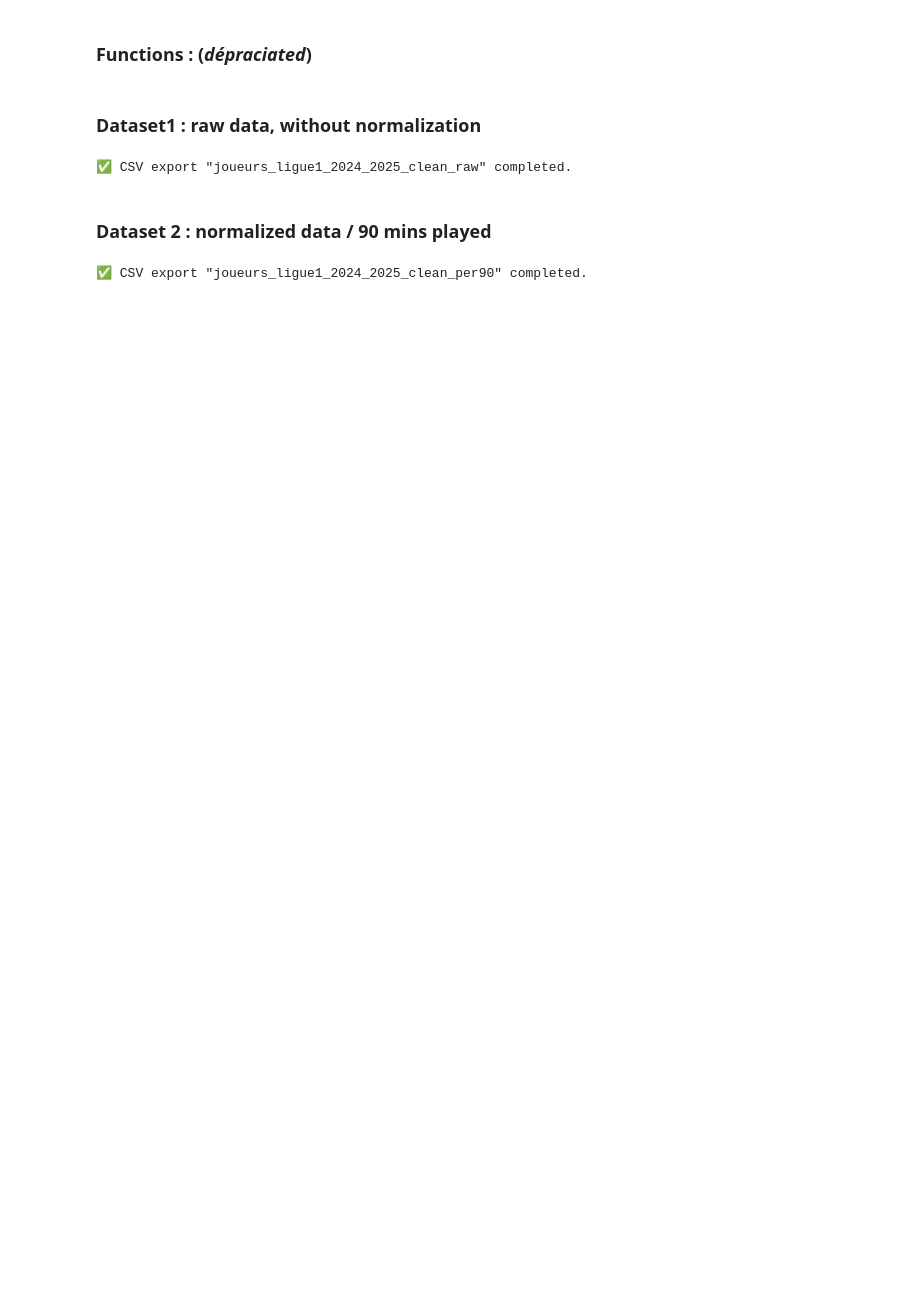
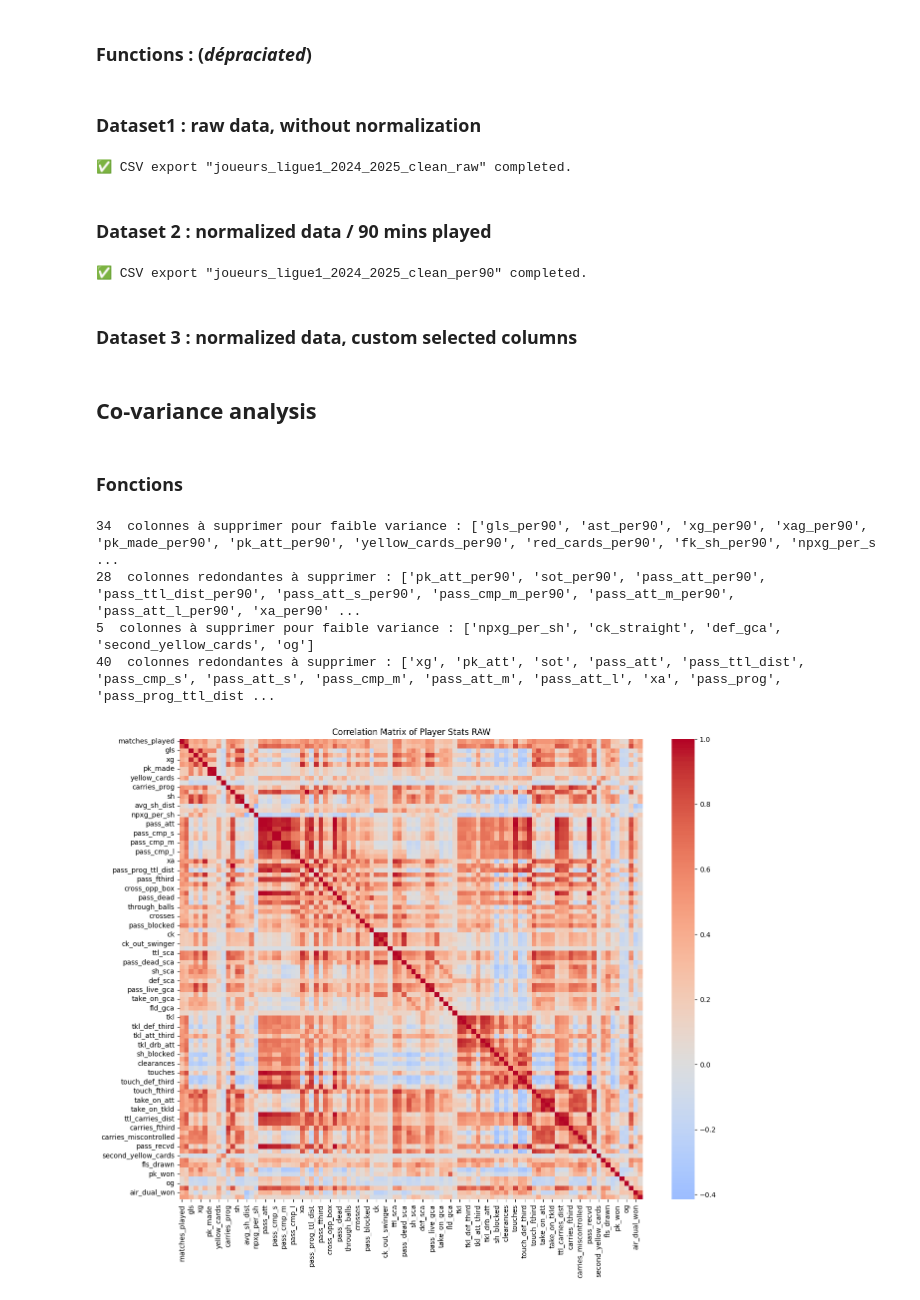
Before and after one commit to DeankoontzG/DataMining_Project, a Jupyter notebook: src/data_cleaning.ipynb, the cells around one changed output. Saved outputs shown, nothing was run; the diff lists cells and outputs as text; code cells hidden in the pictures; blank space fills up the shorter version.

```diff
--- a/src/data_cleaning.ipynb
+++ b/src/data_cleaning.ipynb
@@ -266,10 +266,10 @@ cols_not_to_normalize = ['equipe', 'player_id', 'player_name', 'player_country_c
 
 cols_to_normalize = [c for c in data_clean.columns if c not in cols_not_to_normalize]
 
-# Normalisation : division par le temps de jeu 'min'
+# Normalization : we divide by time played and multiply by 90 to get "X / 90 min "
 data_clean_normalized = data_clean.copy()
 data_clean_normalized[cols_to_normalize] = 90 * data_clean[cols_to_normalize].div(data_clean['min'], axis=0)
-
+data_clean_normalized.rename(columns={c: f"{c}_per90" for c in cols_to_normalize}, inplace=True)
 
 #print(data_clean_normalized.head(5))
 
@@ -277,3 +277,5 @@ data_clean_normalized.to_csv("../cleaned_data/joueurs_ligue1_2024_2025_clean_per
 print("✅ CSV export \"joueurs_ligue1_2024_2025_clean_per90\" completed.")
 # %% [output]
 ✅ CSV export "joueurs_ligue1_2024_2025_clean_per90" completed.
+# %% [markdown]
+### Dataset 3 : normalized data, custom selected columns
@@ -279,0 +284,4 @@ print("✅ CSV export \"joueurs_ligue1_2024_2025_clean_per90\" completed.")
+# %% [markdown]
+## Co-variance analysis
+# %% [markdown]
+### Fonctions
@@ -279,0 +326,32 @@ print("✅ CSV export \"joueurs_ligue1_2024_2025_clean_per90\" completed.")
+# %%
+import seaborn as sns
+import matplotlib.pyplot as plt
+
+cols_not_to_analyze = ['equipe', 'player_id', 'player_name', 'player_country_code', 'age', 'positions']
+cols_to_analyze_r = [c for c in data_clean_raw.columns if c not in cols_not_to_analyze]
+cols_to_analyze_n = [c for c in data_clean_normalized.columns if c not in cols_not_to_analyze]
+cols_to_analyze_raw = data_clean_raw[cols_to_analyze_r]
+cols_to_analyze_normalized = data_clean_normalized[cols_to_analyze_n]
+
+a = lowVarianceColumns(cols_to_analyze_normalized, 0.1)
+b = redundantColumnsCovariance(cols_to_analyze_normalized, 0.9)
+c = lowVarianceColumns(cols_to_analyze_raw, 0.1)
+d = redundantColumnsCovariance(cols_to_analyze_raw, 0.9)
+
+corr_matrix_raw = cols_to_analyze_raw.corr()
+plt.figure(figsize=(15, 12))
+sns.heatmap(corr_matrix_raw, annot=False, cmap='coolwarm', center=0)
+plt.title("Correlation Matrix of Player Stats RAW")
+plt.show()
+
+corr_matrix_normalized = cols_to_analyze_normalized.corr()
+plt.figure(figsize=(15, 12))
+sns.heatmap(corr_matrix_normalized, annot=False, cmap='coolwarm', center=0)
+plt.title("Correlation Matrix of Player Stats NORAMLIZED")
+plt.show()
+# %% [output]
+34  colonnes à supprimer pour faible variance : ['gls_per90', 'ast_per90', 'xg_per90', 'xag_per90', 'pk_made_per90', 'pk_att_per90', 'yellow_cards_per90', 'red_cards_per90', 'fk_sh_per90', 'npxg_per_s ...
+28  colonnes redondantes à supprimer : ['pk_att_per90', 'sot_per90', 'pass_att_per90', 'pass_ttl_dist_per90', 'pass_att_s_per90', 'pass_cmp_m_per90', 'pass_att_m_per90', 'pass_att_l_per90', 'xa_per90' ...
+5  colonnes à supprimer pour faible variance : ['npxg_per_sh', 'ck_straight', 'def_gca', 'second_yellow_cards', 'og']
+40  colonnes redondantes à supprimer : ['xg', 'pk_att', 'sot', 'pass_att', 'pass_ttl_dist', 'pass_cmp_s', 'pass_att_s', 'pass_cmp_m', 'pass_att_m', 'pass_att_l', 'xa', 'pass_prog', 'pass_prog_ttl_dist ...
+[figure, added]
```
Also changed, not shown: parts of 4 cells of this notebook, 3 other files.
